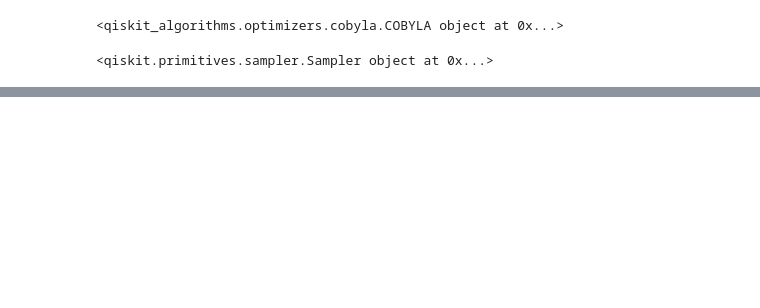
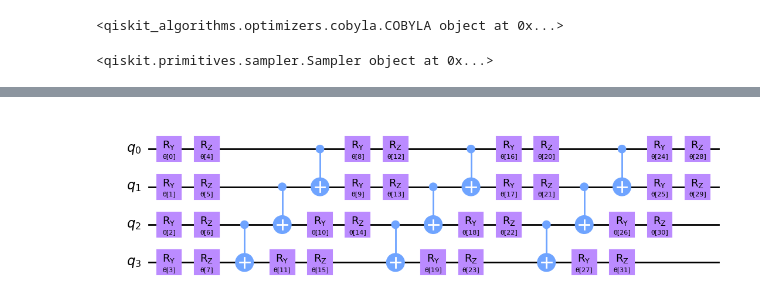
Before and after one commit to Das-Soumen-CS/QKD_Crypto, a Jupyter notebook: Iris_QML_command Line.ipynb, the cells around one changed output, grey strips where cells are left out. Cells and saved outputs as stored; diff of their text form; code cells hidden in the pictures; blank space fills up the shorter version.

```diff
--- a/Iris_QML_command Line.ipynb
+++ b/Iris_QML_command Line.ipynb
@@ -239,0 +274,7 @@ Quantum VQC on the test dataset:     0.87
+# %%
+from qiskit.circuit.library import EfficientSU2
+
+ansatz = EfficientSU2(num_qubits=num_features, reps=3)
+ansatz.decompose().draw(output="mpl", fold=20)
+# %% [output]
+[figure, added]
```
Also changed, not shown: parts of 9 cells of this notebook.
